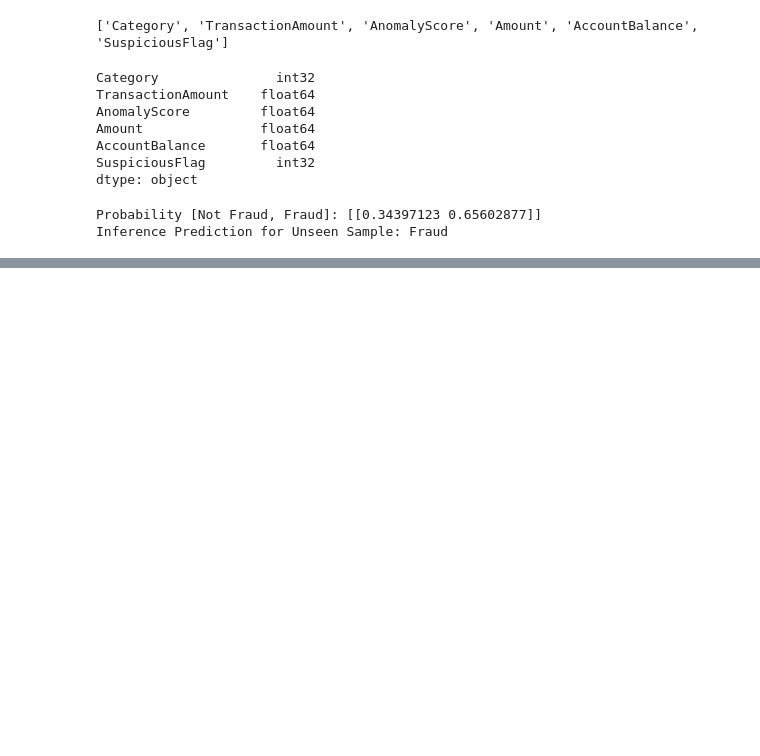
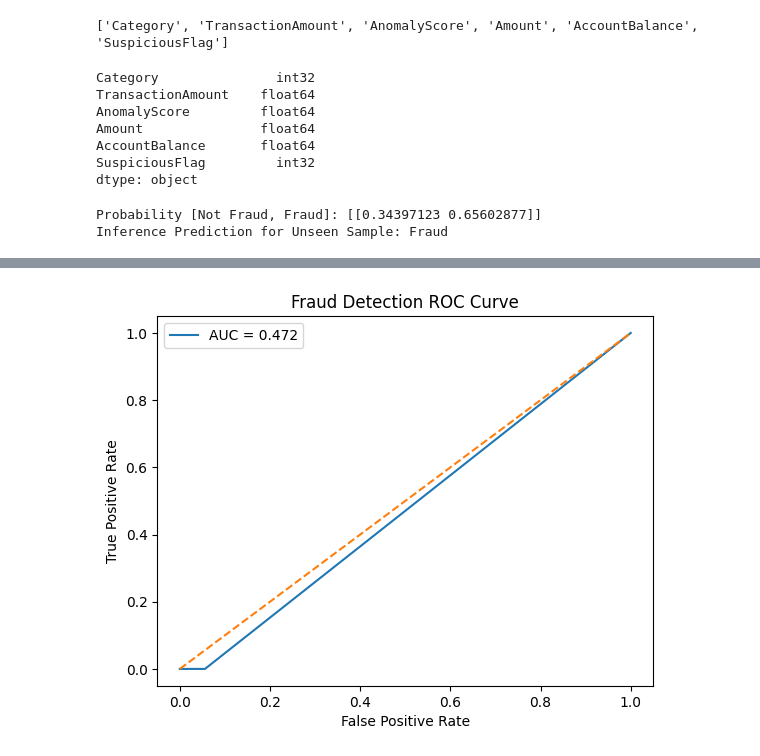
Before and after one commit to EpistleOlatunji1/fraud-detection-m, a Jupyter notebook: FRAUD ANALYSIS CODES.ipynb, the cells around one changed output, grey strips where cells are left out. Cells and saved outputs as stored; diff of their text form; code cells hidden in the pictures; blank space fills up the shorter version.

```diff
--- a/FRAUD ANALYSIS CODES.ipynb
+++ b/FRAUD ANALYSIS CODES.ipynb
@@ -794,0 +866,17 @@ Inference Prediction for Unseen Sample: Fraud
+# %%
+from sklearn.metrics import roc_curve, auc
+import matplotlib.pyplot as plt
+
+y_prob = pipe.predict_proba(X_test)[:, 1]
+fpr, tpr, _ = roc_curve(y_test, y_prob)
+roc_auc = auc(fpr, tpr)
+
+plt.plot(fpr, tpr, label=f"AUC = {roc_auc:.3f}")
+plt.plot([0,1],[0,1],'--')
+plt.xlabel("False Positive Rate")
+plt.ylabel("True Positive Rate")
+plt.title("Fraud Detection ROC Curve")
+plt.legend()
+plt.show()
+# %% [output]
+[figure, added]
```
Also changed, not shown: parts of 23 cells of this notebook.
